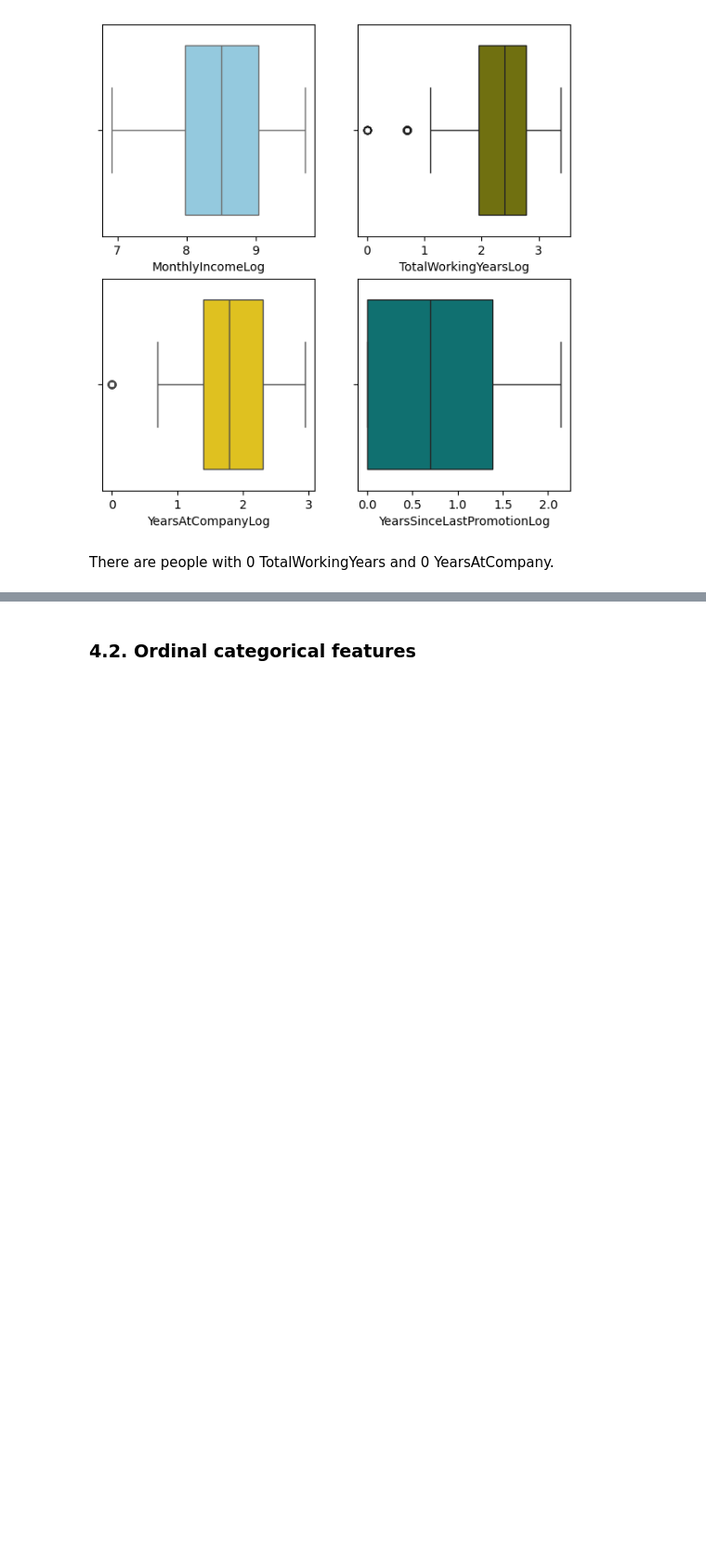
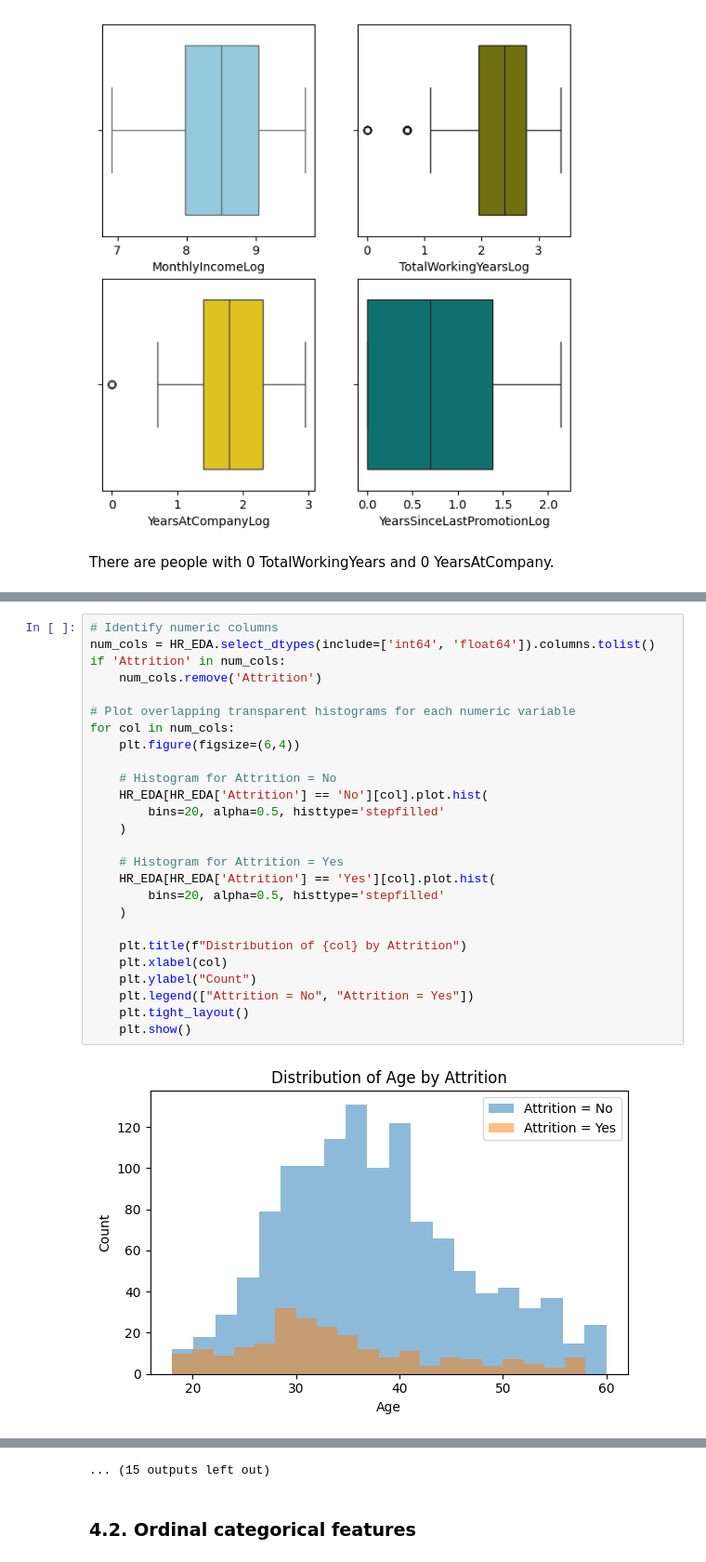
Before and after one commit to filipe-carmo/EDSB25_10, a Jupyter notebook: 2. Exporatory Data Analysis.ipynb, the cells around one changed output, grey strips where cells are left out. Shown at 93% size. Saved outputs shown, nothing was run; the diff lists cells and outputs as text; blank space fills up the shorter version.

```diff
--- a/2. Exporatory Data Analysis.ipynb
+++ b/2. Exporatory Data Analysis.ipynb
@@ -496,0 +529,28 @@ There are people with 0 TotalWorkingYears and 0 YearsAtCompany.
+# %%
+# Identify numeric columns
+num_cols = HR_EDA.select_dtypes(include=['int64', 'float64']).columns.tolist()
+if 'Attrition' in num_cols:
+    num_cols.remove('Attrition')
+
+# Plot overlapping transparent histograms for each numeric variable
+for col in num_cols:
+    plt.figure(figsize=(6,4))
+
+    # Histogram for Attrition = No
+    HR_EDA[HR_EDA['Attrition'] == 'No'][col].plot.hist(
+        bins=20, alpha=0.5, histtype='stepfilled'
+    )
+
+    # Histogram for Attrition = Yes
+    HR_EDA[HR_EDA['Attrition'] == 'Yes'][col].plot.hist(
+        bins=20, alpha=0.5, histtype='stepfilled'
+    )
+
+    plt.title(f"Distribution of {col} by Attrition")
+    plt.xlabel(col)
+    plt.ylabel("Count")
+    plt.legend(["Attrition = No", "Attrition = Yes"])
+    plt.tight_layout()
+    plt.show()
+# %% [output]
+[figure, added]
@@ -497,3 +568,4 @@ There are people with 0 TotalWorkingYears and 0 YearsAtCompany.
+... (15 outputs left out)
 # %% [markdown]
 ### **4.2. Ordinal categorical features**
 # %% [markdown]
```
Also changed, not shown: parts of 3 cells of this notebook.
